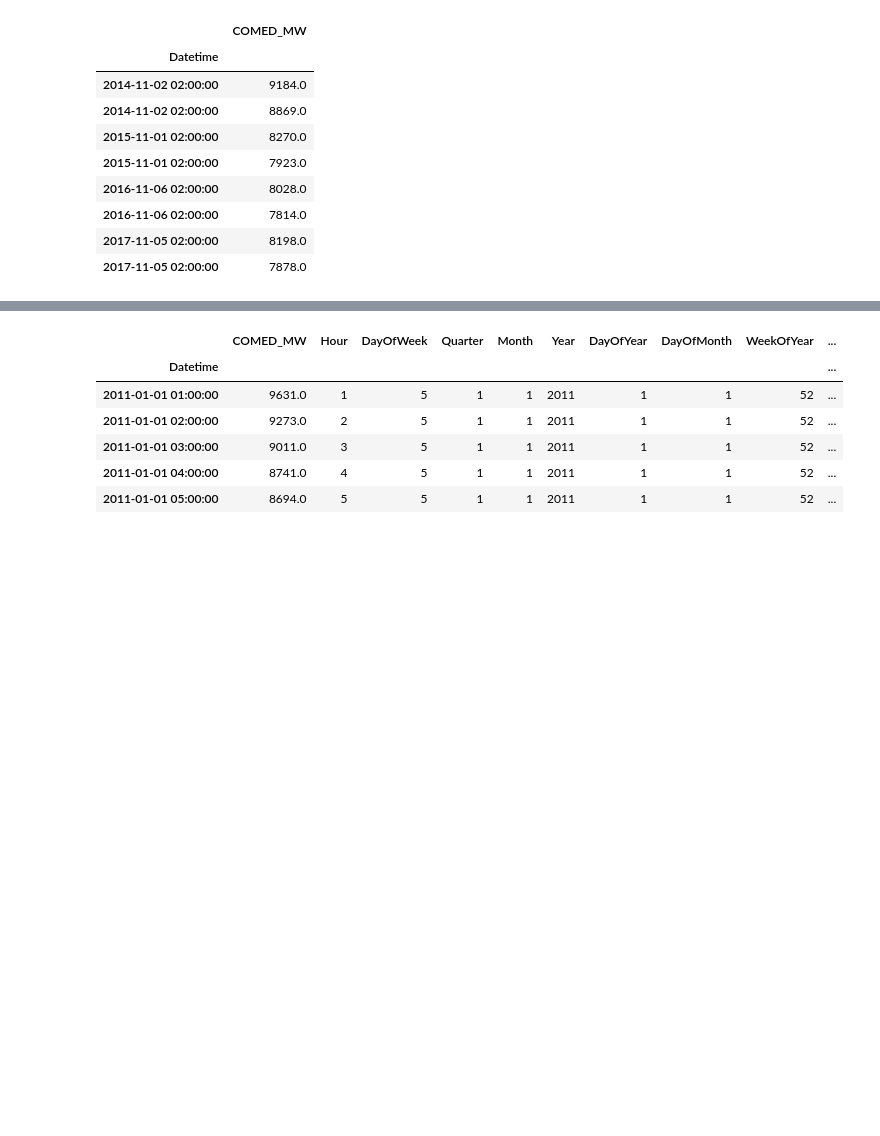
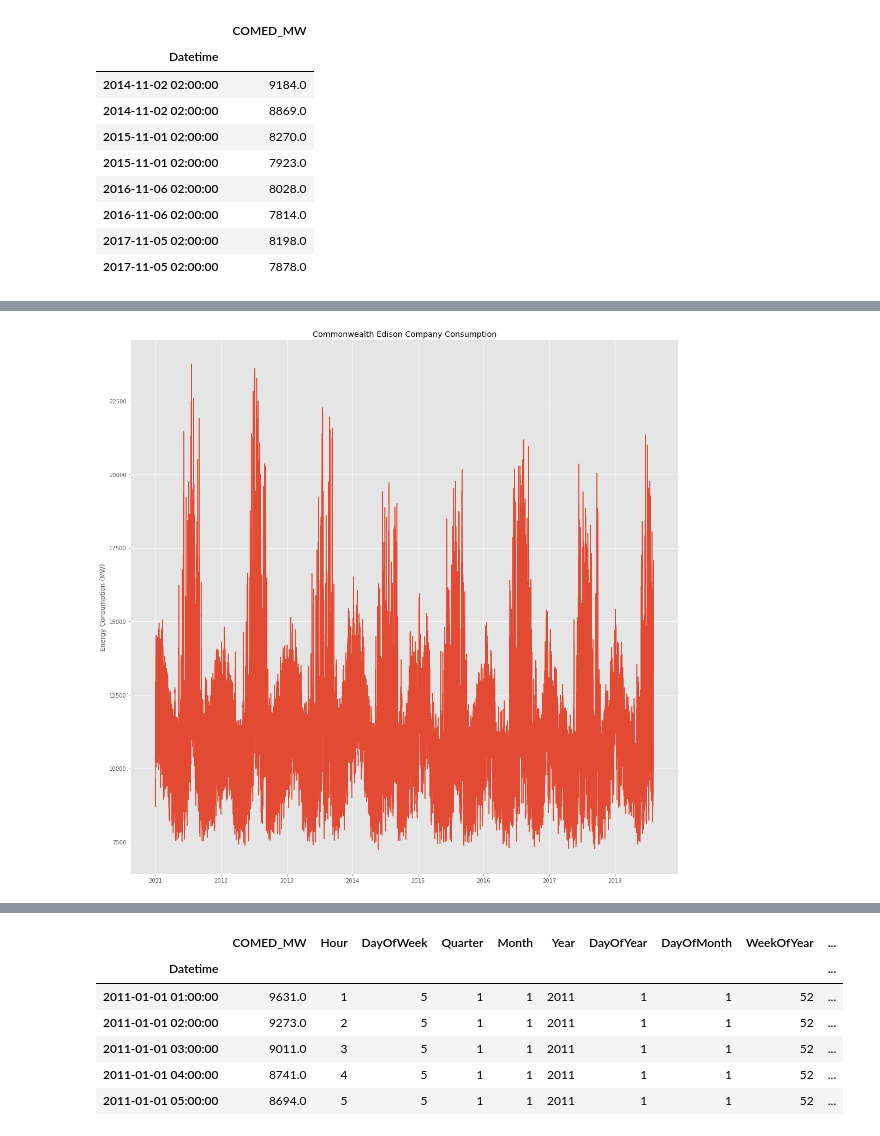
Before and after one commit to jovansgit/Hourly-Energy-Consumption, a Jupyter notebook: data_exploration.ipynb, the cells around one changed output, grey strips where cells are left out. Drawn from its saved outputs; the diff is of its cells as text; code cells hidden in the pictures; blank space fills up the shorter version.

```diff
--- a/data_exploration.ipynb
+++ b/data_exploration.ipynb
@@ -47,6 +86,13 @@ print('# of Missing COMED_MW Values: {}'.format(len(comed_df[comed_df['COMED_MW'
 # %%
 # Impute Missing Values
 comed_df['COMED_MW'] = comed_df['COMED_MW'].interpolate(limit_area='inside', limit=None)
+# %%
+plt.plot(comed_df.index, comed_df['COMED_MW'])
+plt.title('Commonwealth Edison Company Consumption')
+plt.ylabel('Energy Consumption (MW)')
+plt.show()
+# %% [output]
+[figure, added]
 # %%
 def create_features(df):
     df['Date'] = df.index
```
Also changed, not shown: parts of 11 cells of this notebook, 1 other file.
